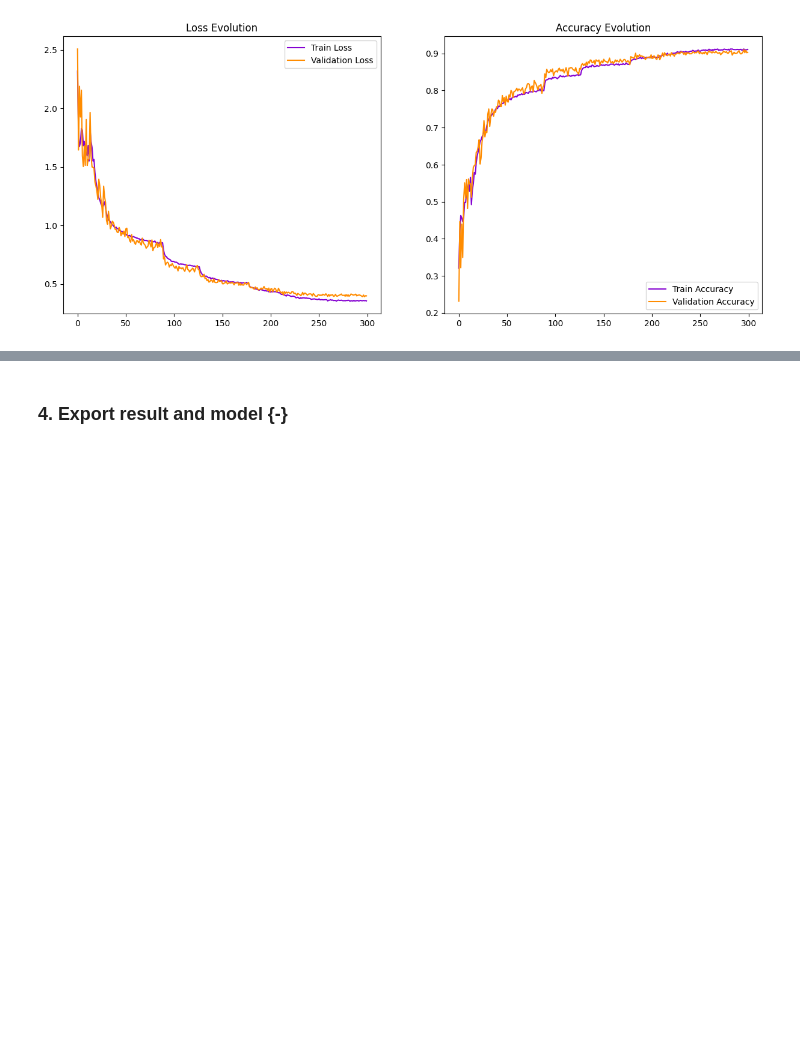
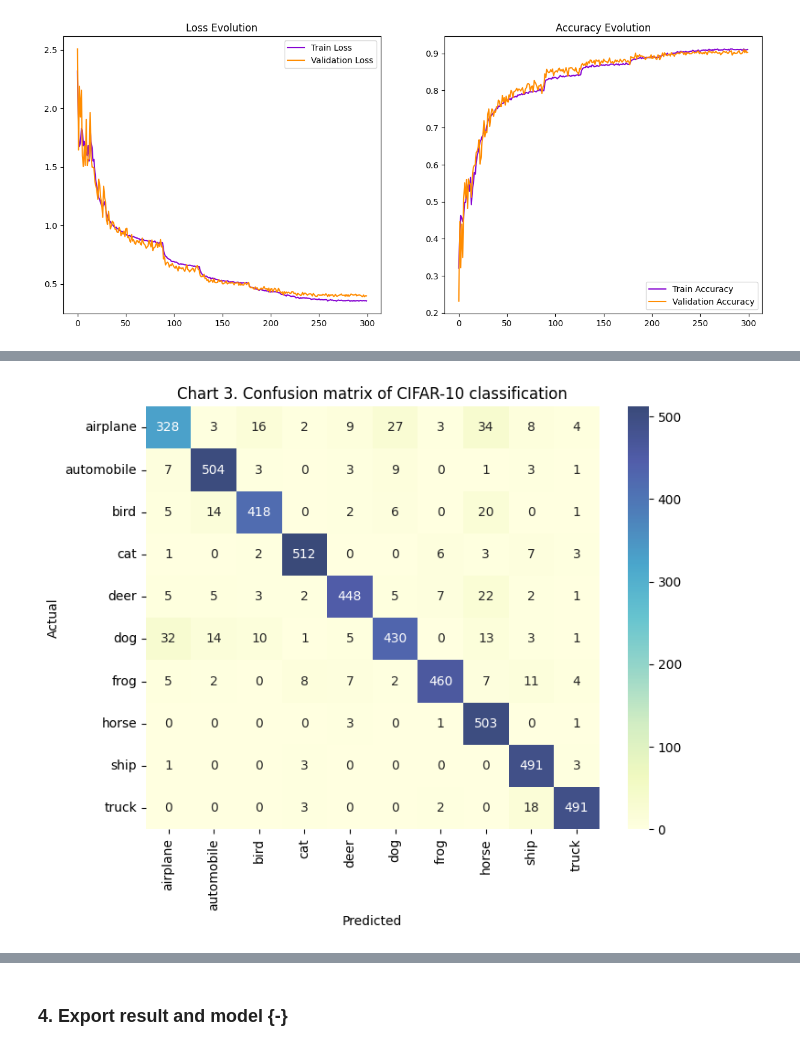
Before and after one commit to Jackreckness/msaphase2, a Jupyter notebook: part3-submission.ipynb, the cells around one changed output, grey strips where cells are left out. Drawn from its saved outputs; the diff is of its cells as text; code cells hidden in the pictures; blank space fills up the shorter version.

```diff
--- a/part3-submission.ipynb
+++ b/part3-submission.ipynb
@@ -329,3 +329,30 @@ plt.title('Accuracy Evolution')
 plt.show()
 # %% [output]
 [figure]
+# %%
+import seaborn as sns
+from sklearn.metrics import confusion_matrix
+import pandas as pd
+
+def plot_confusion_matrix_multiclass(y_pred, y, class_names, normalize=False):
+    plt.figure(figsize=(8, 6))
+    # Create confusion matrix
+    cm = confusion_matrix(y, y_pred)
+
+
+    if (normalize):
+        # Normalise
+        cmn = cm.astype('float') / cm.sum(axis=1)[:, np.newaxis]
+        cm_df = pd.DataFrame(cmn, index=class_names, columns=class_names)
+        sns.heatmap(cm_df, annot=True, fmt='.2%', cmap='YlGnBu', alpha=0.8, vmin=0)
+    else:
+        cm_df = pd.DataFrame(cm, index=class_names, columns=class_names)
+        sns.heatmap(cm_df, annot=True, fmt='d', cmap='YlGnBu', alpha=0.8, vmin=0)
+
+    plt.xlabel('Predicted')
+    plt.ylabel('Actual')
+    plt.title('Chart 3. Confusion matrix of CIFAR-10 classification')
+y_pred = np.argmax(model.predict(X_val_split), axis=1)
+y_true = np.argmax(y_val_split, axis=1)
+plot_confusion_matrix_multiclass(y_pred, y_true, class_names=['airplane', 'automobile', 'bird', 'cat', 'deer', 'dog', 'frog', 'horse', 'ship', 'truck'], normalize=False)
+# %% [output]
@@ -331,0 +360 @@ plt.show()
+[figure, added]
```
Also changed, not shown: parts of 3 cells of this notebook, 3 other files.
